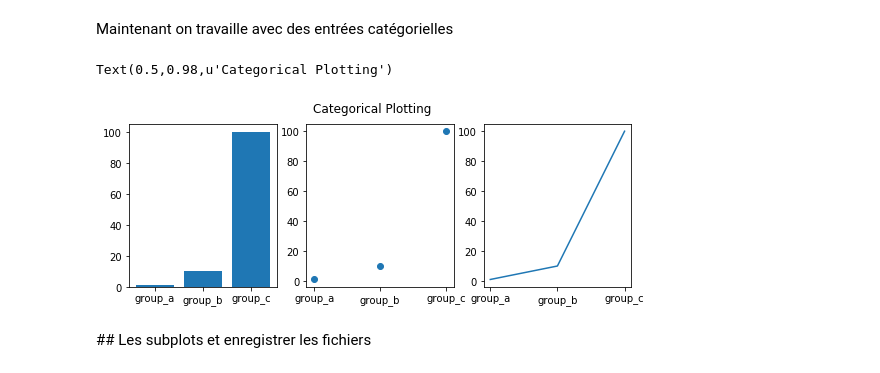
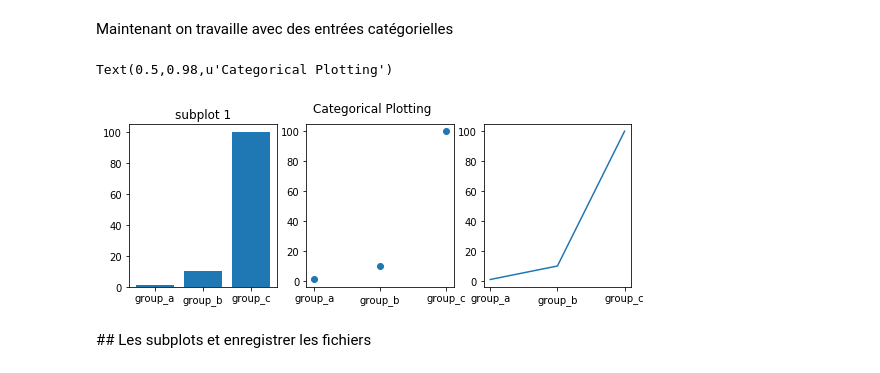
Before and after one commit to alexanderbuchholz/formation_utt, a Jupyter notebook: 2_matplotlib.ipynb, the cells around one changed output. Drawn from its saved outputs; the diff is of its cells as text; code cells hidden in the pictures.

```diff
--- a/2_matplotlib.ipynb
+++ b/2_matplotlib.ipynb
@@ -97,19 +112,20 @@ Maintenant on travaille avec des entrées catégorielles
 # %%
 names = ['group_a', 'group_b', 'group_c']
 values = [1, 10, 100]
 
 plt.figure(1, figsize=(9, 3))
 
 plt.subplot(131)
 plt.bar(names, values)
+plt.title('subplot 1')
 plt.subplot(132)
 plt.scatter(names, values)
 plt.subplot(133)
 plt.plot(names, values)
 plt.suptitle('Categorical Plotting')
 # %% [output]
 Text(0.5,0.98,u'Categorical Plotting')
-[figure, old version]
+[figure, new version]
 # %% [markdown]
 ## Les subplots et enregistrer les fichiers
 # %%
```
Also changed, not shown: parts of 10 cells of this notebook, 4 other files.
